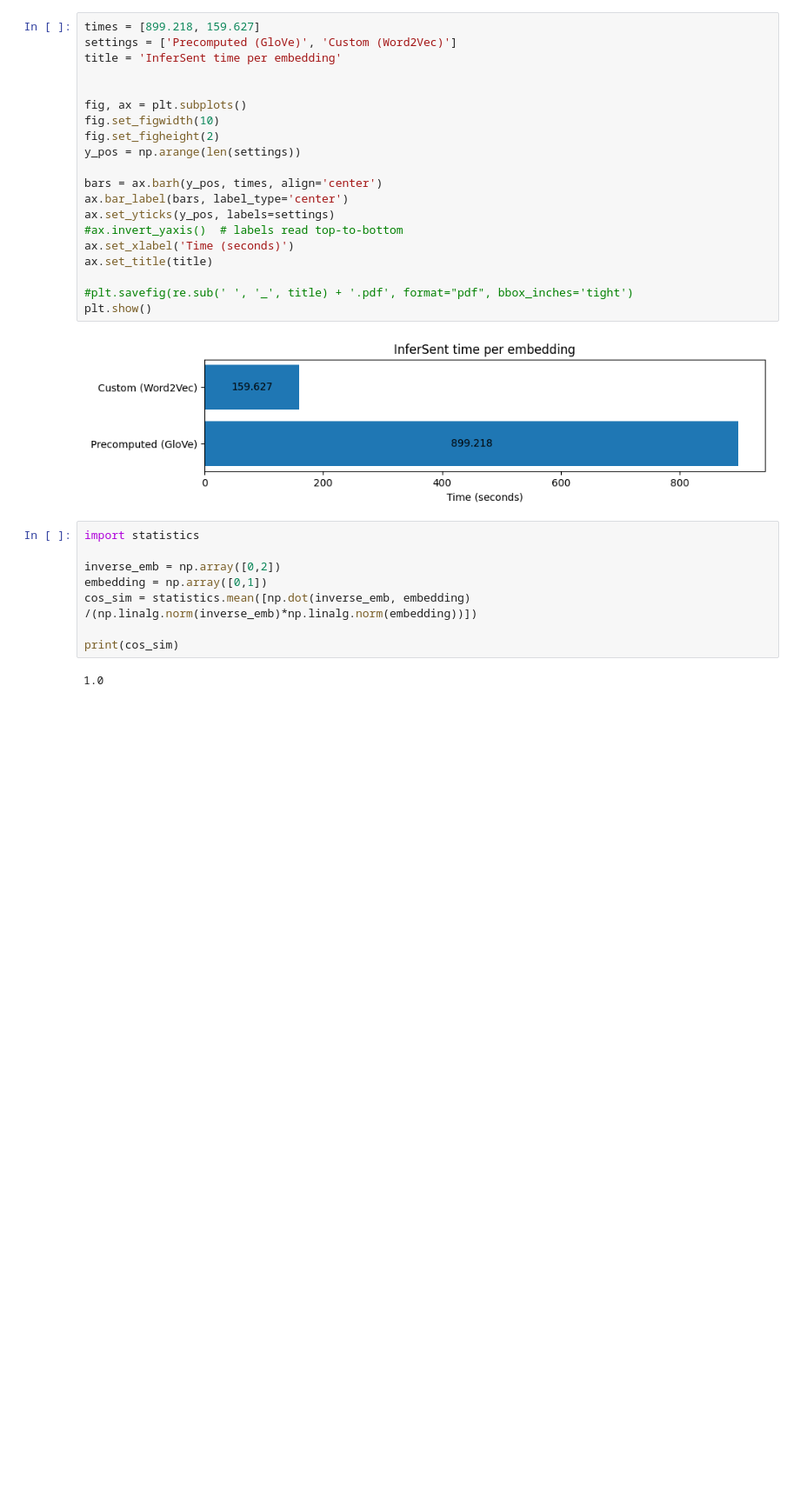
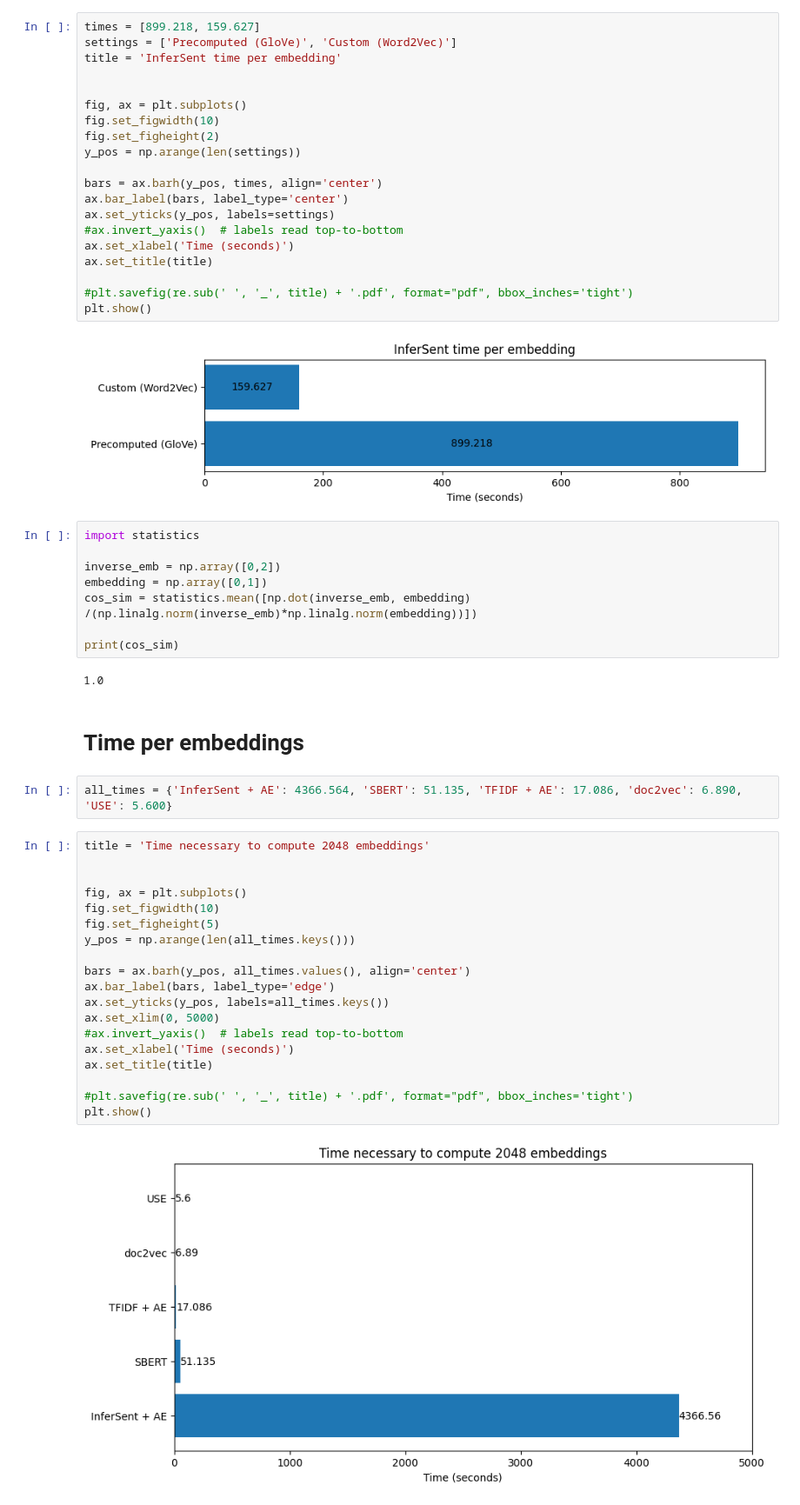
Before and after one commit to KlaraGtknst/topic-analysis-text-data, a Jupyter notebook: doc_images/plot_for_BA.ipynb, the cells around one changed output. Shown at 87% size. Cells and saved outputs as stored; diff of their text form; blank space fills up the shorter version.

```diff
--- a/doc_images/plot_for_BA.ipynb
+++ b/doc_images/plot_for_BA.ipynb
@@ -38,3 +38,28 @@ cos_sim = statistics.mean([np.dot(inverse_emb, embedding) /(np.linalg.norm(inver
 print(cos_sim)
 # %% [output]
 1.0
+# %% [markdown]
+# Time per embeddings
+# %%
+all_times = {'InferSent + AE': 4366.564, 'SBERT': 51.135, 'TFIDF + AE': 17.086, 'doc2vec': 6.890, 'USE': 5.600}
+# %%
+title = 'Time necessary to compute 2048 embeddings'
+
+
+fig, ax = plt.subplots()
+fig.set_figwidth(10)
+fig.set_figheight(5)
+y_pos = np.arange(len(all_times.keys()))
+
+bars = ax.barh(y_pos, all_times.values(), align='center')
+ax.bar_label(bars, label_type='edge')
+ax.set_yticks(y_pos, labels=all_times.keys())
+ax.set_xlim(0, 5000)
+#ax.invert_yaxis()  # labels read top-to-bottom
+ax.set_xlabel('Time (seconds)')
+ax.set_title(title)
+
+#plt.savefig(re.sub(' ', '_', title) + '.pdf', format="pdf", bbox_inches='tight')
+plt.show()
+# %% [output]
+[figure, added]
```
